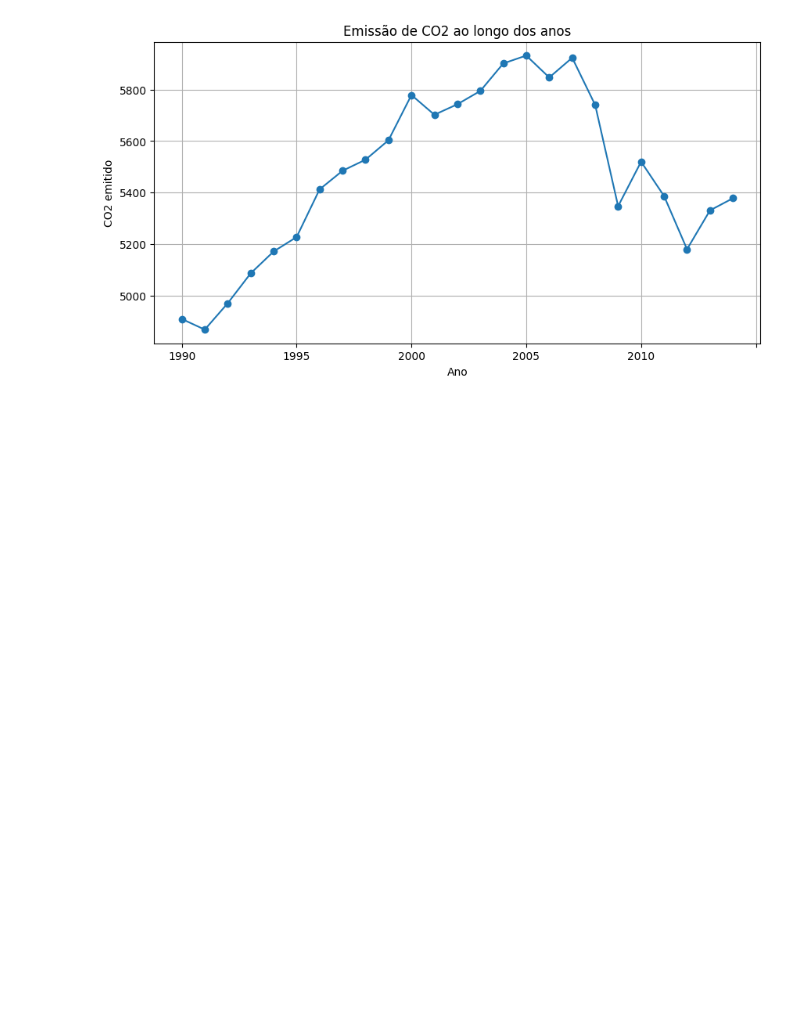
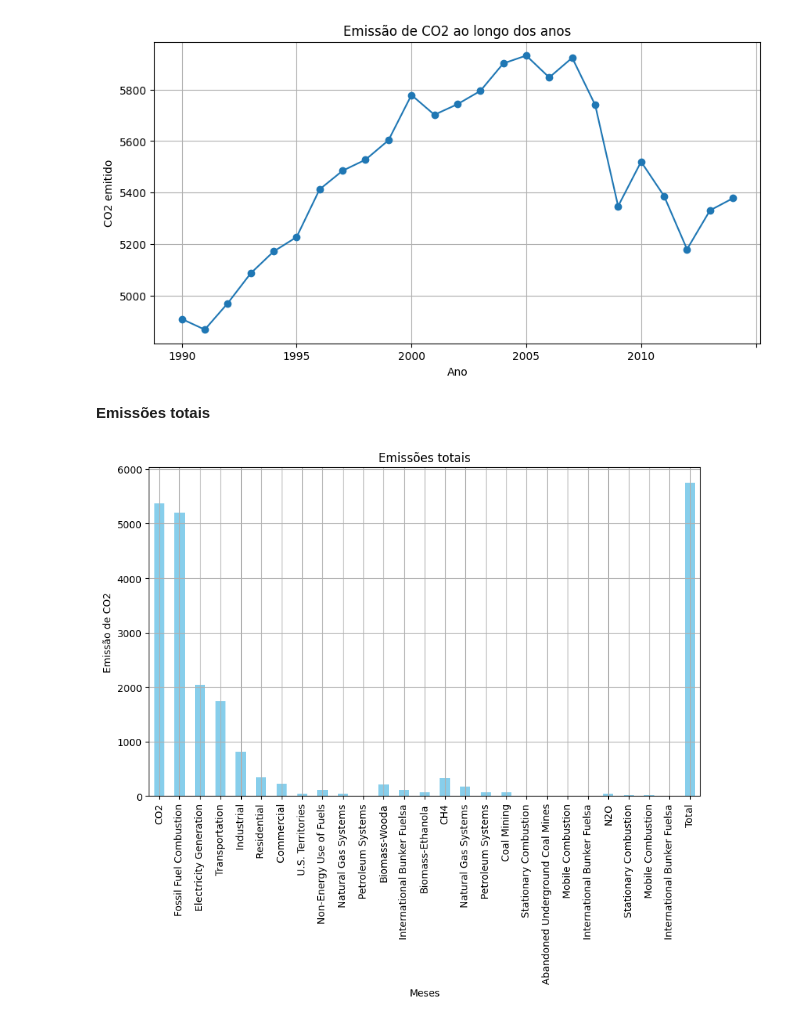
Before and after one commit to AldoSilva07/Grupo-4---M-dulo-de-Python, a Jupyter notebook: Código_Grupo_4.ipynb, the cells around one changed output. Drawn from its saved outputs; the diff is of its cells as text; code cells hidden in the pictures; blank space fills up the shorter version.

```diff
--- a/Código_Grupo_4.ipynb
+++ b/Código_Grupo_4.ipynb
@@ -89,6 +74,24 @@ plt.grid()
 plt.show()
 # %% [output]
 [figure]
+# %% [markdown]
+**Emissões totais**
+# %%
+df_2014 = df_clean["2014"]
+
+df_2014.plot(kind='bar', figsize=(10, 6), color='skyblue', title="Emissões totais")
+
+# Ajustar os rótulos dos eixos
+plt.xlabel("Meses")  # Ou outra variável no eixo X, como 'categorias', por exemplo
+plt.ylabel("Emissão de CO2")
+
+# Adicionar uma grade para o gráfico
+plt.grid(True)
+
+# Exibir o gráfico
+plt.show()
+# %% [output]
+[figure, added]
 # %%
 #df_numeric = df_clean.select_dtypes(include=['number'])
 
```
Also changed, not shown: parts of 3 cells of this notebook.
